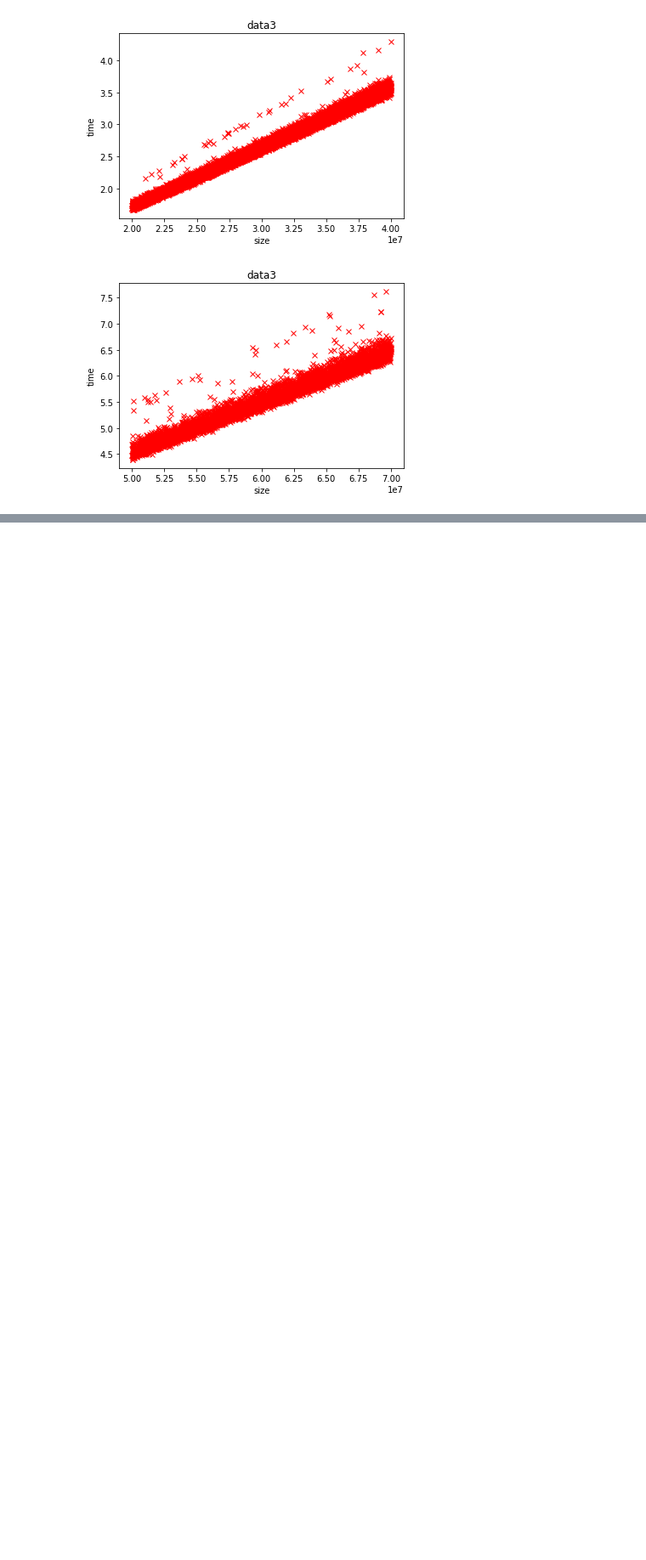
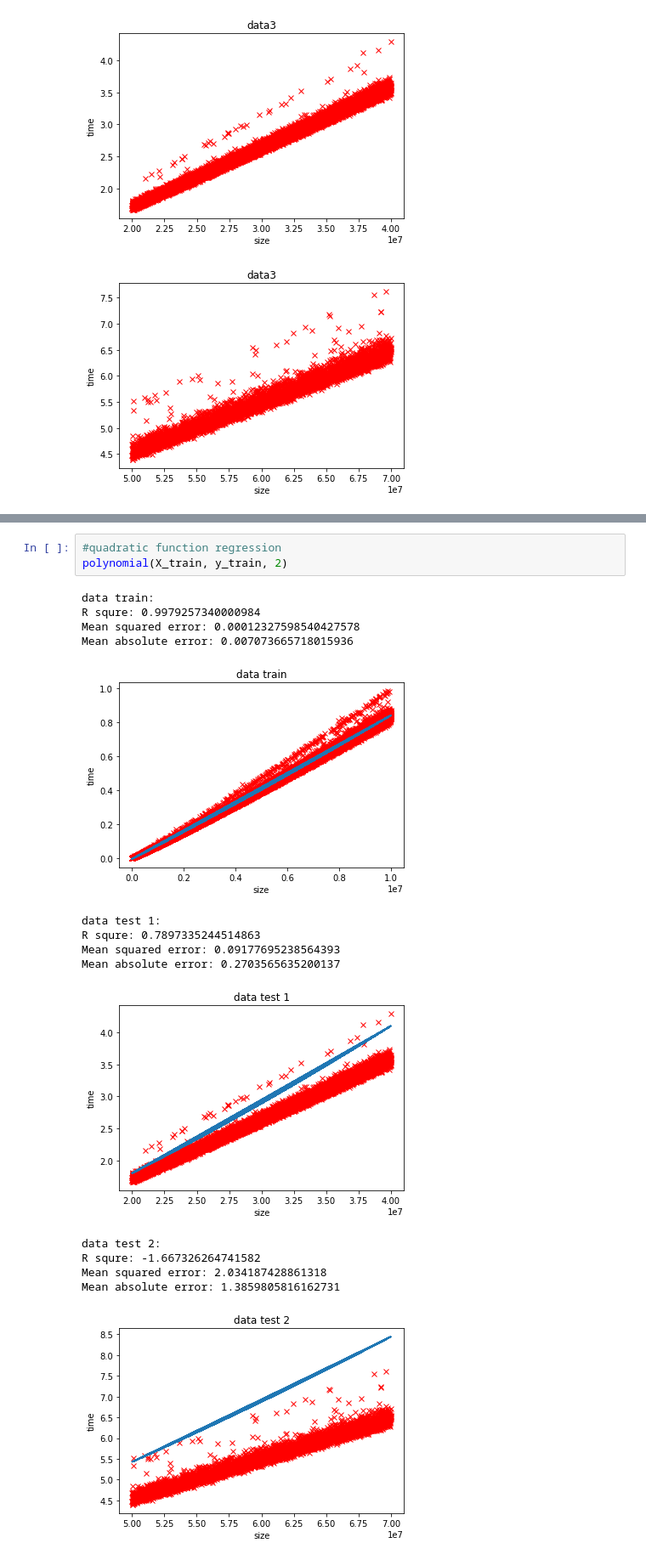
Before and after one commit to phutaekwondo/CS114.L21, a Jupyter notebook: BT_colab_so_2.ipynb, the cells around one changed output, grey strips where cells are left out. Shown: that part at 85% size. Saved outputs shown, nothing was run; the diff lists cells and outputs as text; blank space fills up the shorter version.

```diff
--- a/BT_colab_so_2.ipynb
+++ b/BT_colab_so_2.ipynb
@@ -87,0 +131,19 @@ drawResult(X_test_1, y_test_1, estimated_1, 'data4')
+# %%
+#quadratic function regression
+polynomial(X_train, y_train, 2)
+# %% [output]
+data train:
+R squre: 0.9979257340000984
+Mean squared error: 0.00012327598540427578
+Mean absolute error: 0.007073665718015936
+[figure, added]
+data test 1:
+R squre: 0.7897335244514863
+Mean squared error: 0.09177695238564393
+Mean absolute error: 0.2703565635200137
+[figure, added]
+data test 2:
+R squre: -1.667326264741582
+Mean squared error: 2.034187428861318
+Mean absolute error: 1.3859805816162731
+[figure, added]
```
Also changed, not shown: parts of 19 cells of this notebook.
